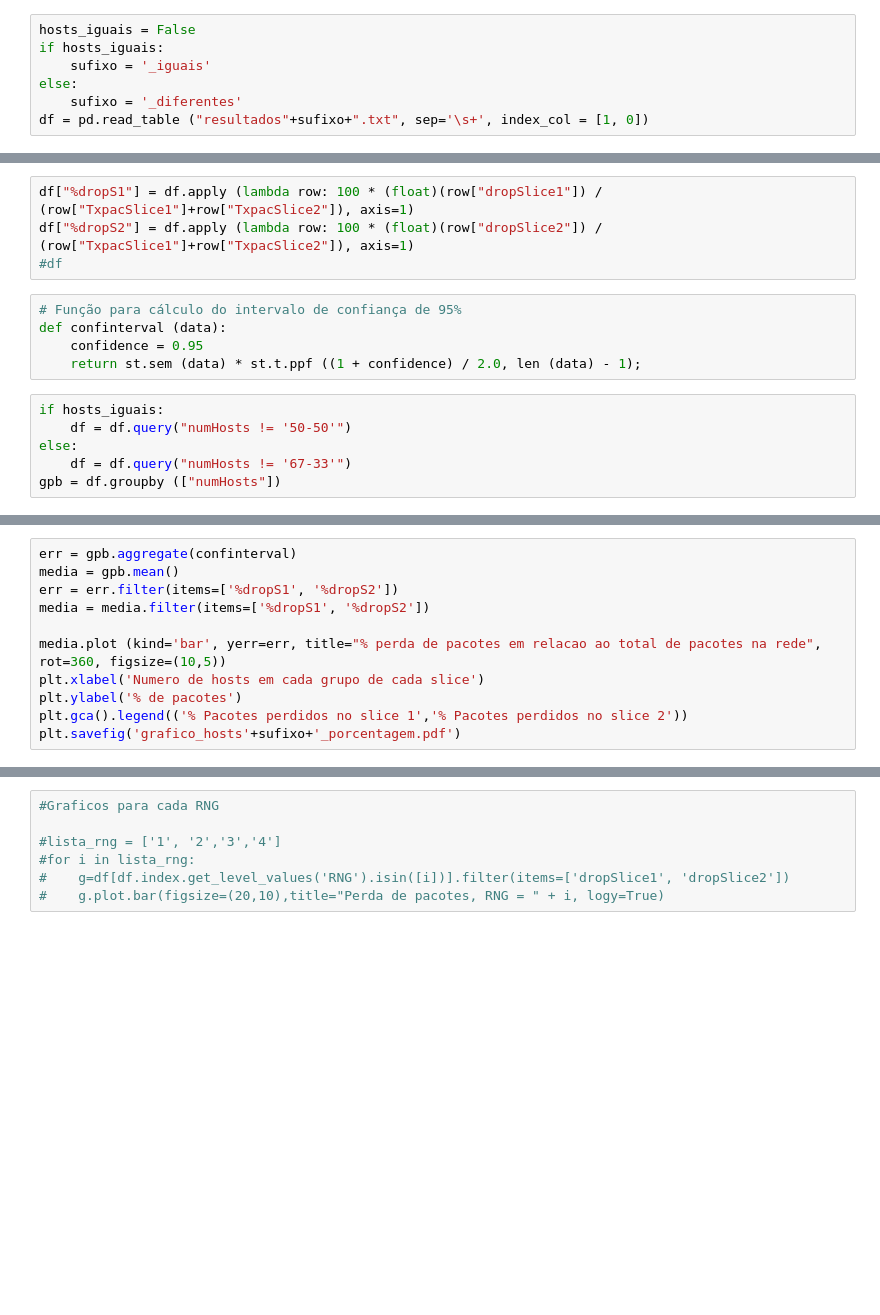
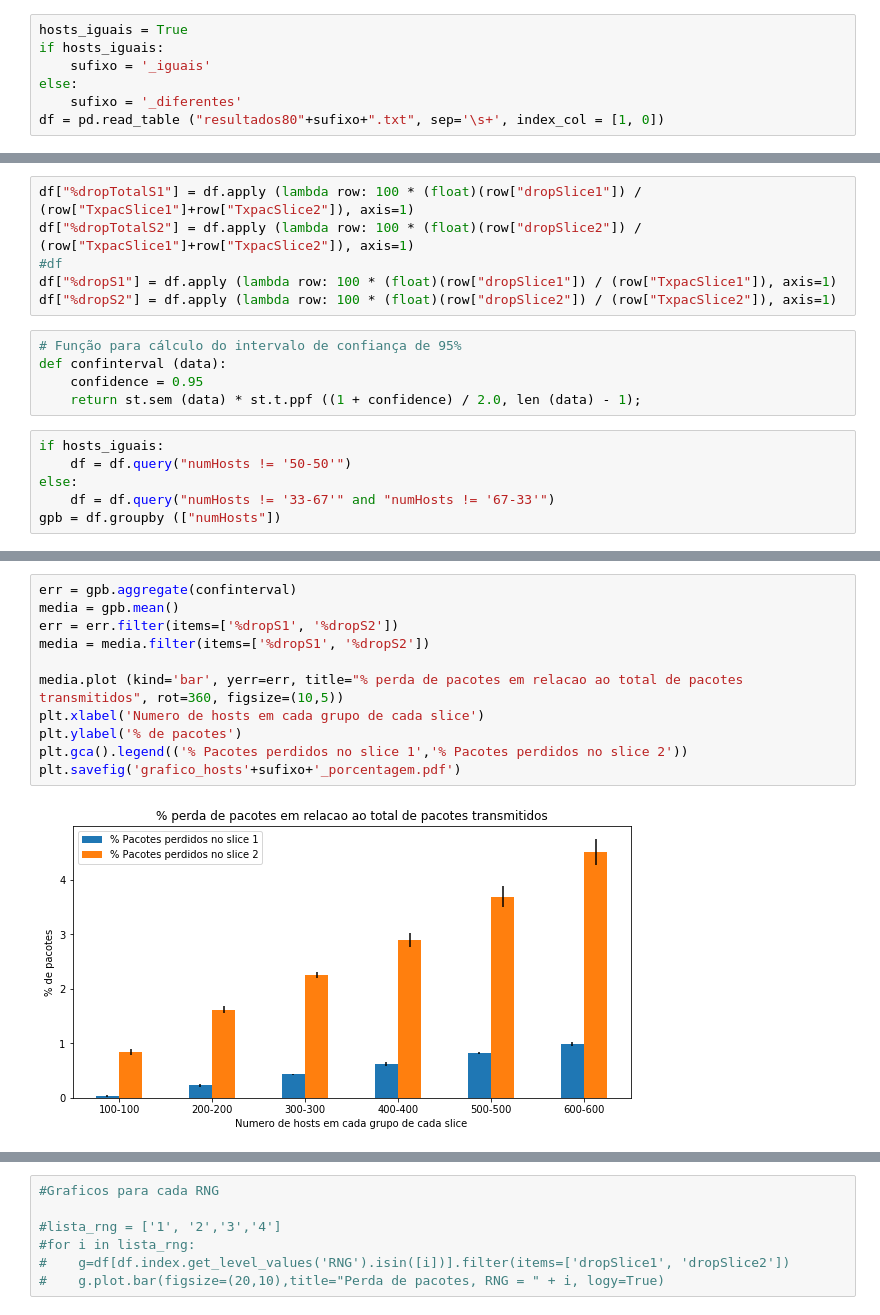
Before and after one commit to pedrobellotti/ns3-slice, a Jupyter notebook: Scripts/geraGrafico.ipynb, the cells around one changed output, grey strips where cells are left out. Saved outputs shown, nothing was run; the diff lists cells and outputs as text; blank space fills up the shorter version.

```diff
--- a/Scripts/geraGrafico.ipynb
+++ b/Scripts/geraGrafico.ipynb
@@ -5,9 +5,9 @@ import numpy as np
 import matplotlib.pyplot as plt
 %matplotlib inline
 # %%
-hosts_iguais = False
+hosts_iguais = True
 if hosts_iguais:
     sufixo = '_iguais'
 else:
     sufixo = '_diferentes'
-df = pd.read_table ("resultados"+sufixo+".txt", sep='\s+', index_col = [1, 0])
+df = pd.read_table ("resultados80"+sufixo+".txt", sep='\s+', index_col = [1, 0])
@@ -14,7 +35,9 @@ df = pd.read_table ("resultados"+sufixo+".txt", sep='\s+', index_col = [1, 0])
 # %%
-df["%dropS1"] = df.apply (lambda row: 100 * (float)(row["dropSlice1"]) / (row["TxpacSlice1"]+row["TxpacSlice2"]), axis=1)
-df["%dropS2"] = df.apply (lambda row: 100 * (float)(row["dropSlice2"]) / (row["TxpacSlice1"]+row["TxpacSlice2"]), axis=1)
+df["%dropTotalS1"] = df.apply (lambda row: 100 * (float)(row["dropSlice1"]) / (row["TxpacSlice1"]+row["TxpacSlice2"]), axis=1)
+df["%dropTotalS2"] = df.apply (lambda row: 100 * (float)(row["dropSlice2"]) / (row["TxpacSlice1"]+row["TxpacSlice2"]), axis=1)
 #df
+df["%dropS1"] = df.apply (lambda row: 100 * (float)(row["dropSlice1"]) / (row["TxpacSlice1"]), axis=1)
+df["%dropS2"] = df.apply (lambda row: 100 * (float)(row["dropSlice2"]) / (row["TxpacSlice2"]), axis=1)
 # %%
 # Função para cálculo do intervalo de confiança de 95%
 def confinterval (data):
@@ -24,7 +47,7 @@ def confinterval (data):
 if hosts_iguais:
     df = df.query("numHosts != '50-50'")
 else:
-    df = df.query("numHosts != '67-33'")
+    df = df.query("numHosts != '33-67'" and "numHosts != '67-33'")
 gpb = df.groupby (["numHosts"])
 # %%
 media = gpb.mean()
@@ -42,11 +67,13 @@ plt.savefig('grafico_hosts'+sufixo+'.pdf')
 # %%
 err = gpb.aggregate(confinterval)
 media = gpb.mean()
 err = err.filter(items=['%dropS1', '%dropS2'])
 media = media.filter(items=['%dropS1', '%dropS2'])
 
-media.plot (kind='bar', yerr=err, title="% perda de pacotes em relacao ao total de pacotes na rede", rot=360, figsize=(10,5))
+media.plot (kind='bar', yerr=err, title="% perda de pacotes em relacao ao total de pacotes transmitidos", rot=360, figsize=(10,5))
 plt.xlabel('Numero de hosts em cada grupo de cada slice')
 plt.ylabel('% de pacotes')
 plt.gca().legend(('% Pacotes perdidos no slice 1','% Pacotes perdidos no slice 2'))
 plt.savefig('grafico_hosts'+sufixo+'_porcentagem.pdf')
+# %% [output]
+[figure, added]
```
Also changed, not shown: parts of 3 cells of this notebook, 2 other files.
